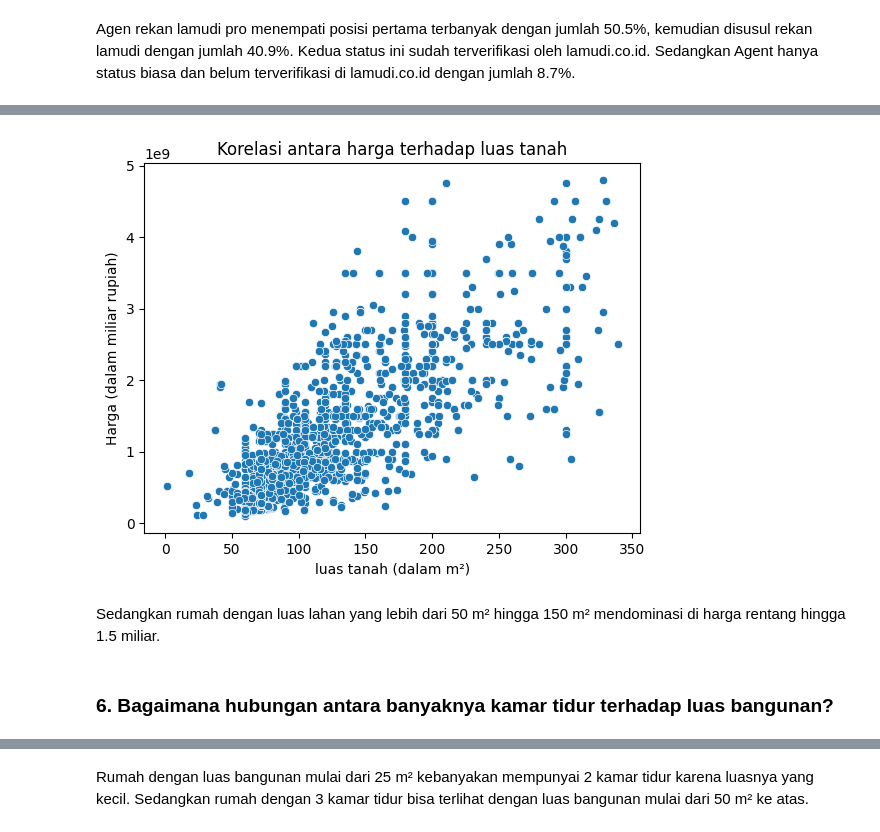
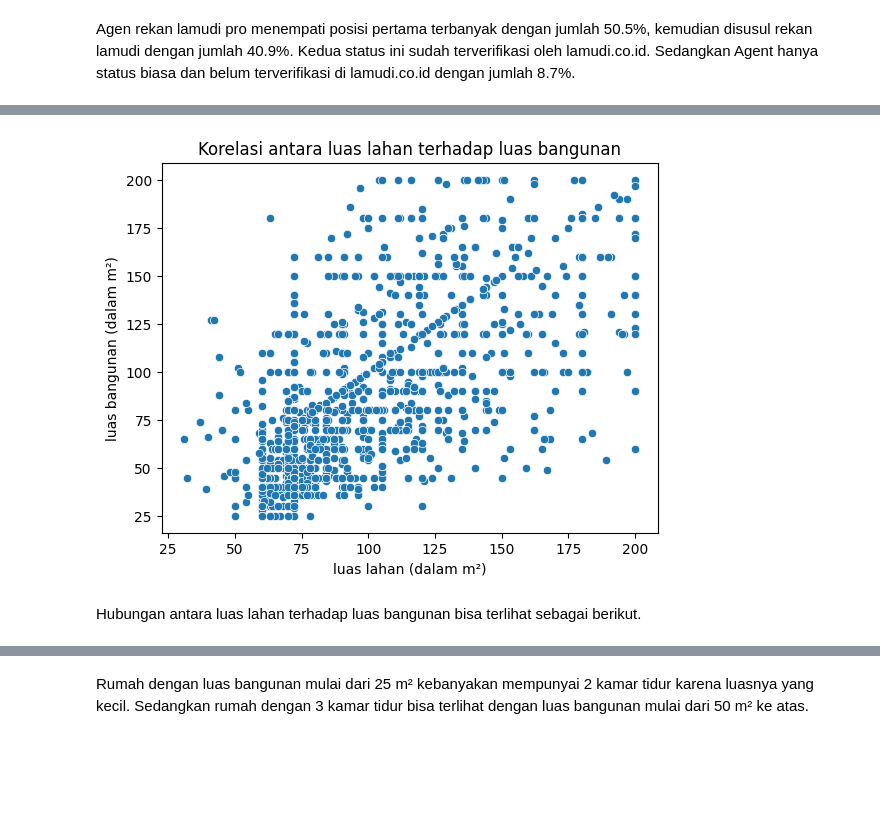
Before and after one commit to linggamandala/lamudi-malang-house-analysis, a Jupyter notebook: analisis.ipynb, the cells around one changed output, grey strips where cells are left out. Saved outputs shown, nothing was run; the diff lists cells and outputs as text; code cells hidden in the pictures; blank space fills up the shorter version.

Commit message:
update lamudi_malang_cleaned_data.csv, analisis.ipynb & dashboard.py

```diff
--- a/analisis.ipynb
+++ b/analisis.ipynb
@@ -420,3 +403,5 @@ df = remove_outliers_iqr(df, nums)
+# %%
+df = df.drop(df[(df['luas lahan'] < 25) | (df['luas lahan'] > 200) | (df['luas bangunan'] < 25) | (df['luas bangunan'] > 200)].index)
 # %% [markdown]
 ### EDA (after cleaning data)
 # %% [markdown]
@@ -692,14 +667,11 @@ Rumah dengan luas bangunan di bawah 150 m² dengan harga rentang hingga 2 miliar
 # %%
-# Scatter plot harga vs luas_tanah
-sns.scatterplot(x='luas lahan', y='price', data=df)
-plt.xlabel('luas tanah (dalam m²)')
-plt.ylabel('Harga (dalam miliar rupiah)')
-plt.title('Korelasi antara harga terhadap luas tanah')
+sns.scatterplot(x='luas lahan', y='luas bangunan', data=df)
+plt.xlabel('luas lahan (dalam m²)')
+plt.ylabel('luas bangunan (dalam m²)')
+plt.title('Korelasi antara luas lahan terhadap luas bangunan')
 plt.show()
 # %% [output]
-[figure, old version]
+[figure, new version]
-# %% [markdown]
-Sedangkan rumah dengan luas lahan yang lebih dari 50 m² hingga 150 m² mendominasi di harga rentang hingga 1.5 miliar.
-# %% [markdown]
-### 6. Bagaimana hubungan antara banyaknya kamar tidur terhadap luas bangunan?
+# %% [markdown]
+Hubungan antara luas lahan terhadap luas bangunan bisa terlihat sebagai berikut.
 # %%
```
Also changed, not shown: parts of 43 cells of this notebook, 6 other files.
